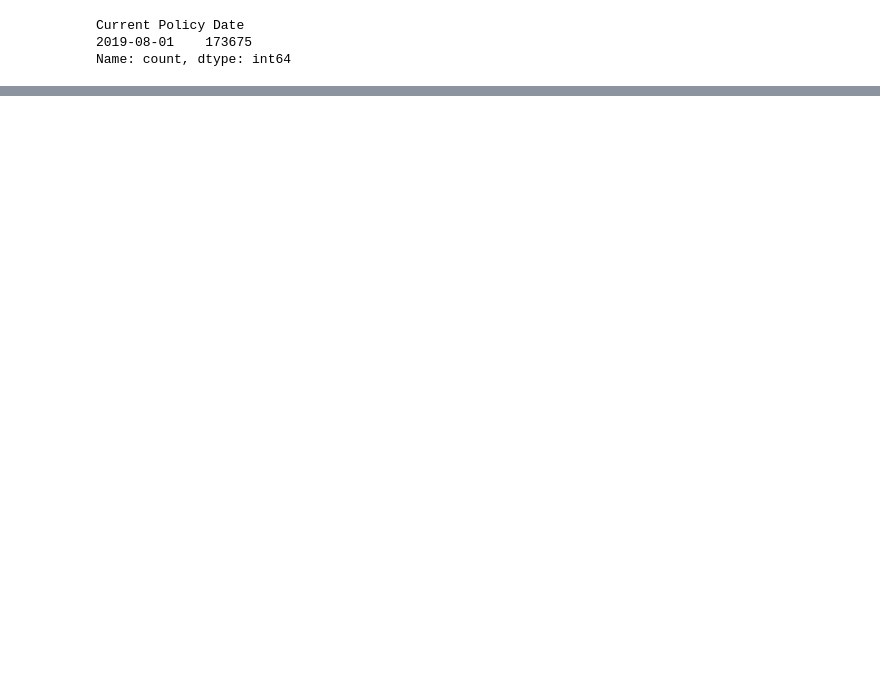
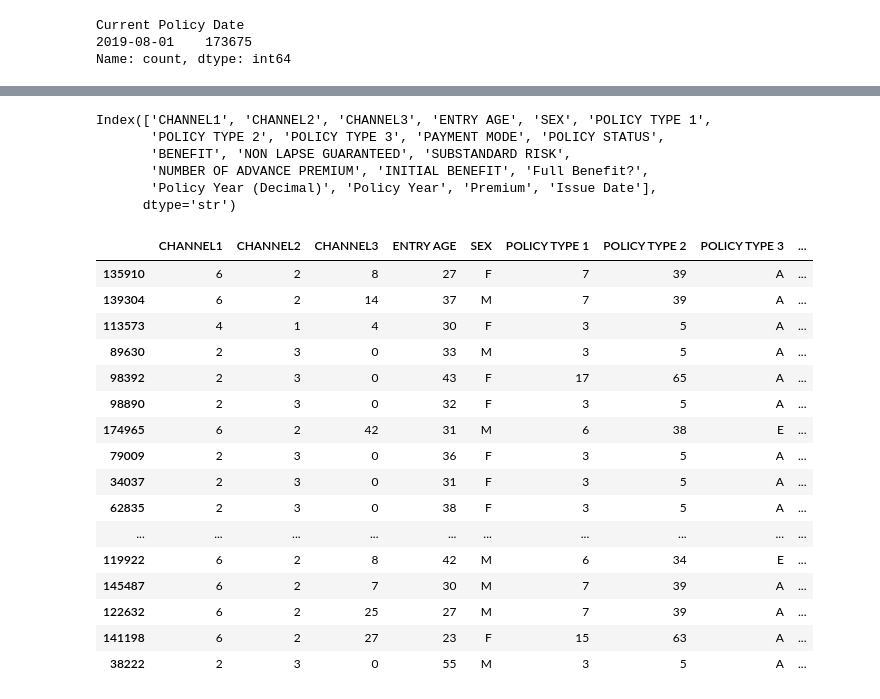
Before and after one commit to henrytan1117/insurance-lapse, a Jupyter notebook: insurance-eda.ipynb, the cells around one changed output, grey strips where cells are left out. Saved outputs shown, nothing was run; the diff lists cells and outputs as text; code cells hidden in the pictures; blank space fills up the shorter version.

```diff
--- a/insurance-eda.ipynb
+++ b/insurance-eda.ipynb
@@ -364,0 +438,9 @@ Index(['CHANNEL1', 'CHANNEL2', 'CHANNEL3', 'ENTRY AGE', 'SEX', 'POLICY TYPE 1',
+# %%
+df.columns
+# %% [output]
+Index(['CHANNEL1', 'CHANNEL2', 'CHANNEL3', 'ENTRY AGE', 'SEX', 'POLICY TYPE 1',
+       'POLICY TYPE 2', 'POLICY TYPE 3', 'PAYMENT MODE', 'POLICY STATUS',
+       'BENEFIT', 'NON LAPSE GUARANTEED', 'SUBSTANDARD RISK',
+       'NUMBER OF ADVANCE PREMIUM', 'INITIAL BENEFIT', 'Full Benefit?',
+       'Policy Year (Decimal)', 'Policy Year', 'Premium', 'Issue Date'],
+      dtype='str')
@@ -364,0 +460,21 @@ Index(['CHANNEL1', 'CHANNEL2', 'CHANNEL3', 'ENTRY AGE', 'SEX', 'POLICY TYPE 1',
+# %%
+# Check to make sure there is NaN for both Premium and BENEFIT
+val_with_holes.head(30)
+# %% [output]
+|  | CHANNEL1 | CHANNEL2 | CHANNEL3 | ENTRY AGE | SEX | POLICY TYPE 1 | POLICY TYPE 2 | POLICY TYPE 3 | ... |
+| 135910 | 6 | 2 | 8 | 27 | F | 7 | 39 | A | ... |
+| 139304 | 6 | 2 | 14 | 37 | M | 7 | 39 | A | ... |
+| 113573 | 4 | 1 | 4 | 30 | F | 3 | 5 | A | ... |
+| 89630 | 2 | 3 | 0 | 33 | M | 3 | 5 | A | ... |
+| 98392 | 2 | 3 | 0 | 43 | F | 17 | 65 | A | ... |
+| 98890 | 2 | 3 | 0 | 32 | F | 3 | 5 | A | ... |
+| 174965 | 6 | 2 | 42 | 31 | M | 6 | 38 | E | ... |
+| 79009 | 2 | 3 | 0 | 36 | F | 3 | 5 | A | ... |
+| 34037 | 2 | 3 | 0 | 31 | F | 3 | 5 | A | ... |
+| 62835 | 2 | 3 | 0 | 38 | F | 3 | 5 | A | ... |
+| ... | ... | ... | ... | ... | ... | ... | ... | ... | ... |
+| 119922 | 6 | 2 | 8 | 42 | M | 6 | 34 | E | ... |
+| 145487 | 6 | 2 | 7 | 30 | M | 7 | 39 | A | ... |
+| 122632 | 6 | 2 | 25 | 27 | M | 7 | 39 | A | ... |
+| 141198 | 6 | 2 | 27 | 23 | F | 15 | 63 | A | ... |
+| 38222 | 2 | 3 | 0 | 55 | M | 3 | 5 | A | ... |
```
Also changed, not shown: parts of 25 cells of this notebook.
